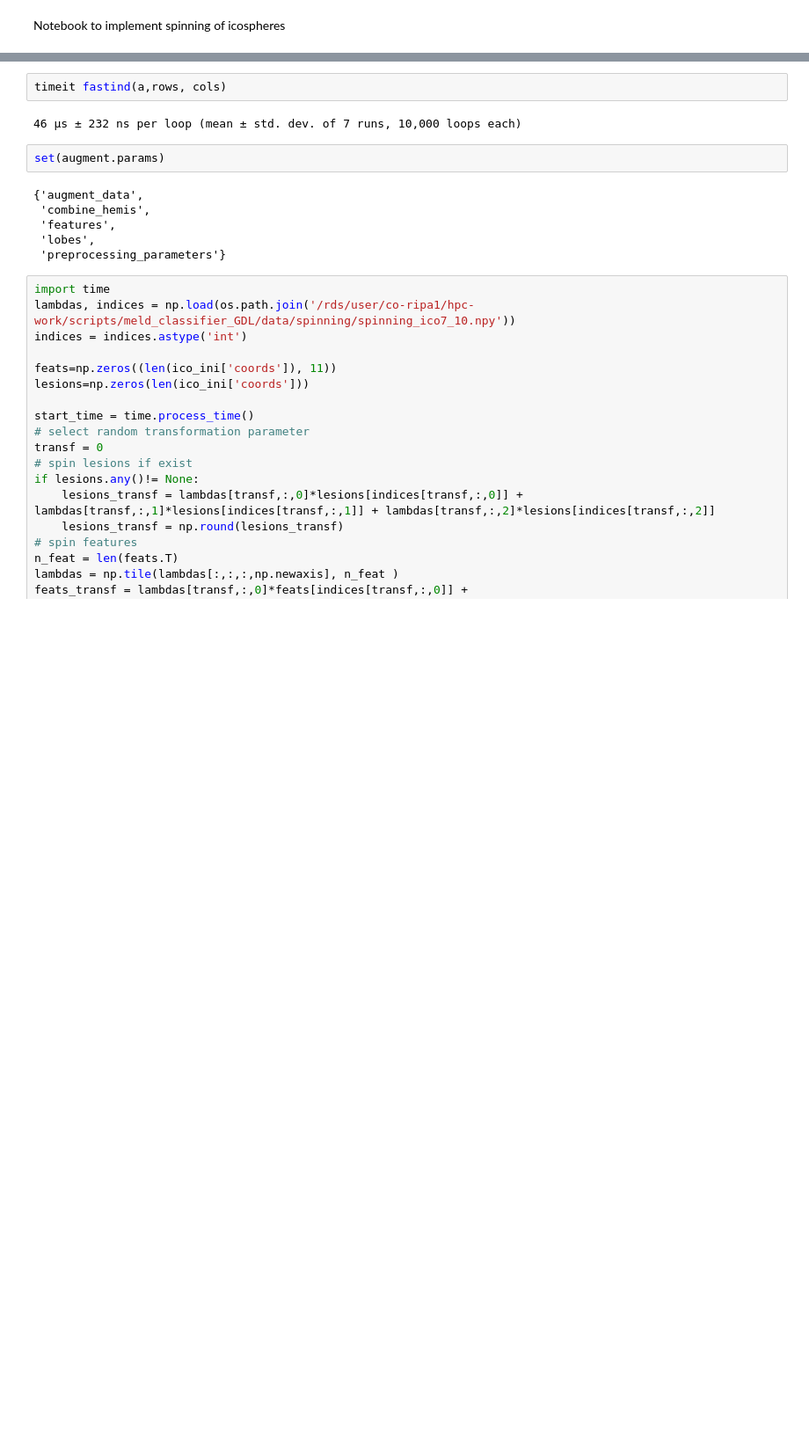
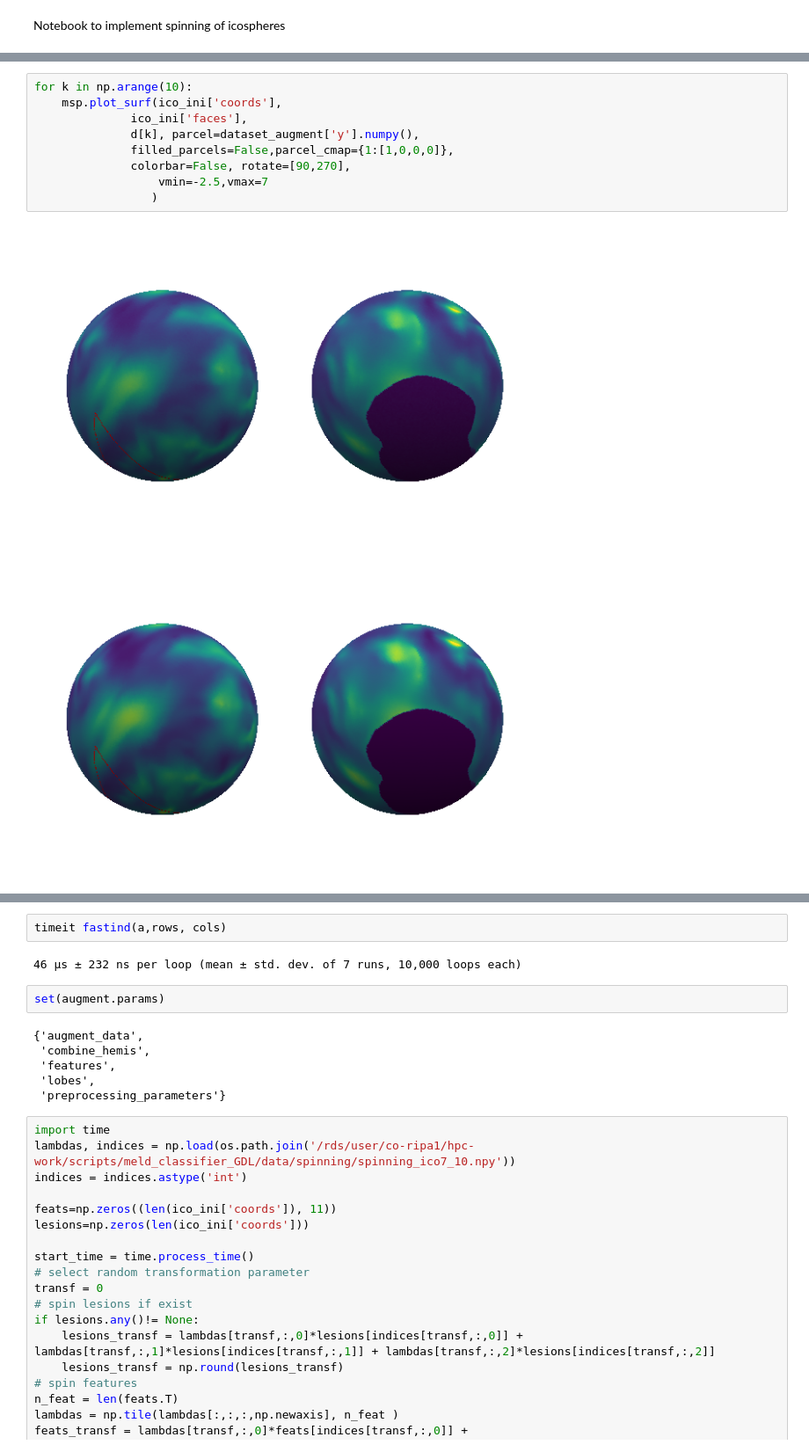
Before and after one commit to MELDProject/meld_graph, a Jupyter notebook: notebooks/augment_transform_test.ipynb, the cells around one changed output, grey strips where cells are left out. Shown at 88% size. Cells and saved outputs as stored; diff of their text form; blank space fills up the shorter version.

```diff
--- a/notebooks/augment_transform_test.ipynb
+++ b/notebooks/augment_transform_test.ipynb
@@ -109,0 +259,12 @@ execution time all = 0.44974374999999966 seconds
+# %%
+for k in np.arange(10):
+    msp.plot_surf(ico_ini['coords'],
+              ico_ini['faces'],
+              d[k], parcel=dataset_augment['y'].numpy(),
+              filled_parcels=False,parcel_cmap={1:[1,0,0,0]},
+              colorbar=False, rotate=[90,270],
+                  vmin=-2.5,vmax=7
+                 )
+# %% [output]
+[figure, added]
+[figure, added]
```
Also changed, not shown: parts of 22 cells of this notebook.
